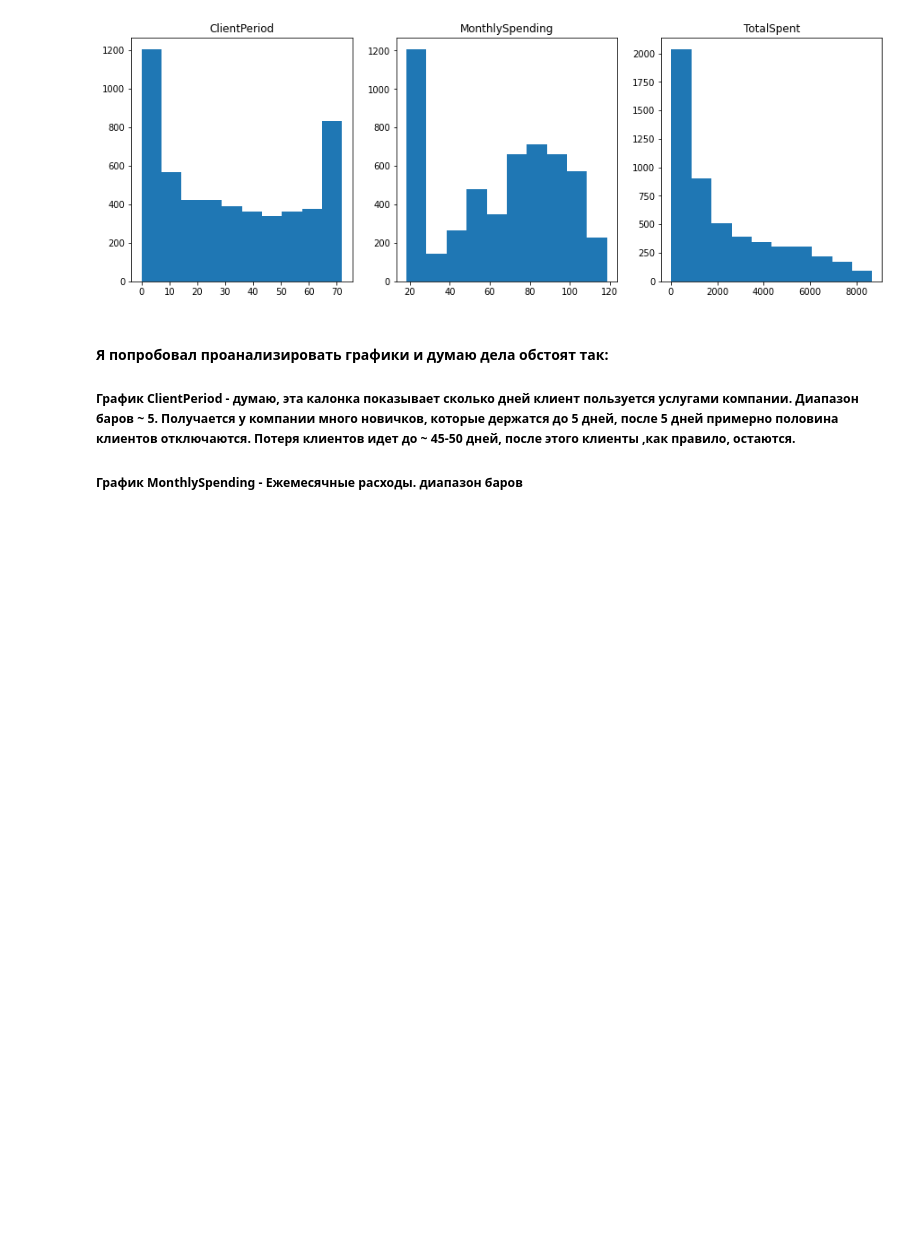
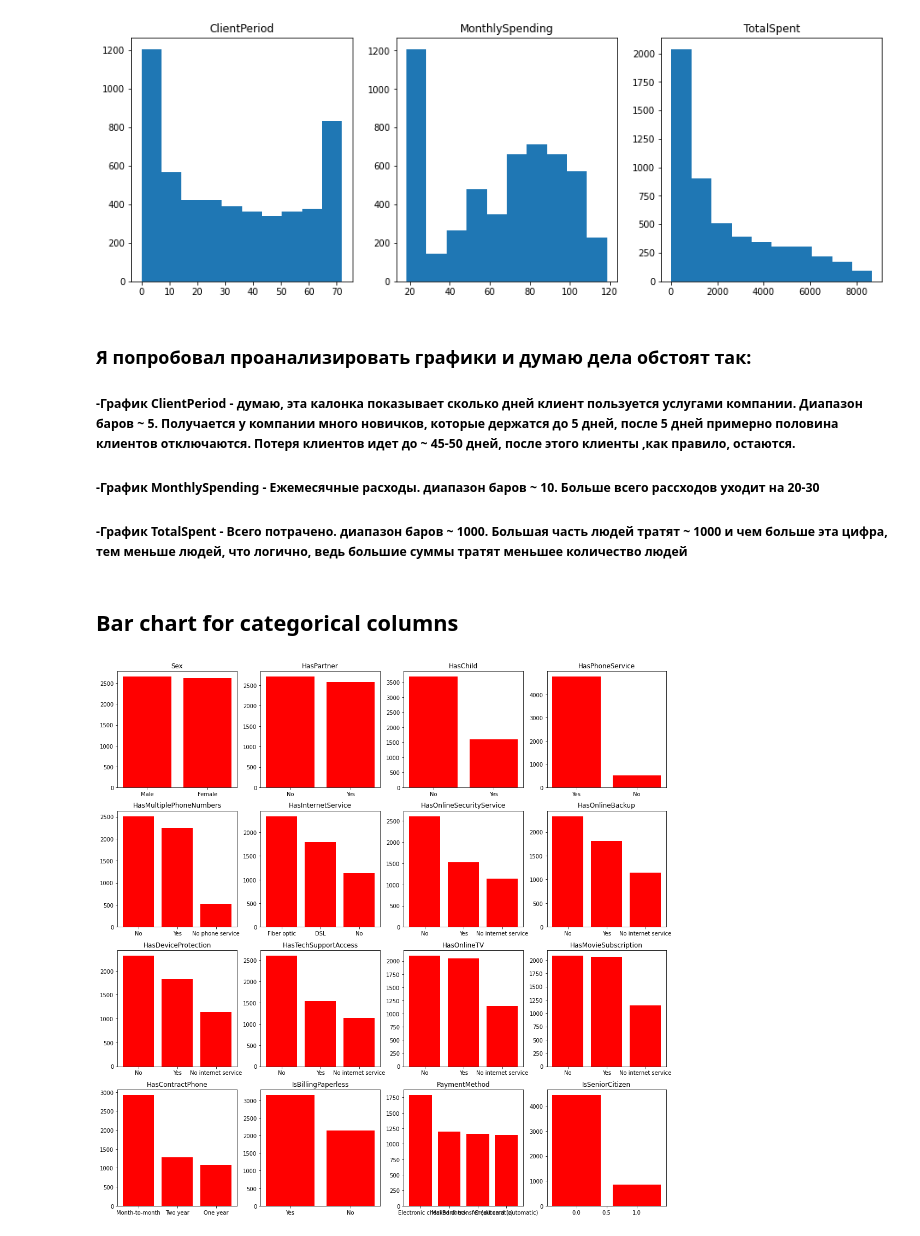
Before and after one commit to 1mmo/Deep-Learning, a Jupyter notebook: src/UserChurnPrediction.ipynb, the cells around one changed output. Saved outputs shown, nothing was run; the diff lists cells and outputs as text; code cells hidden in the pictures; blank space fills up the shorter version.

```diff
--- a/src/UserChurnPrediction.ipynb
+++ b/src/UserChurnPrediction.ipynb
@@ -115,6 +114,21 @@ fig.show()
 # %% [output]
 [figure]
 # %% [markdown]
-#### Я попробовал проанализировать графики и думаю дела обстоят так:
-##### График ClientPeriod - думаю, эта калонка показывает сколько дней клиент пользуется услугами компании. Диапазон баров ~ 5. Получается у компании много новичков, которые держатся до 5 дней, после 5 дней примерно половина клиентов отключаются. Потеря клиентов идет до ~ 45-50 дней, после этого клиенты ,как правило, остаются.
-##### График  MonthlySpending - Ежемесячные расходы. диапазон баров
+### Я попробовал проанализировать графики и думаю дела обстоят так:
+##### -График ClientPeriod - думаю, эта калонка показывает сколько дней клиент пользуется услугами компании. Диапазон баров ~ 5. Получается у компании много новичков, которые держатся до 5 дней, после 5 дней примерно половина клиентов отключаются. Потеря клиентов идет до ~ 45-50 дней, после этого клиенты ,как правило, остаются.
+##### -График  MonthlySpending - Ежемесячные расходы. диапазон баров ~ 10. Больше всего рассходов уходит на 20-30
+##### -График TotalSpent - Всего потрачено. диапазон баров ~ 1000. Большая часть людей тратят ~ 1000 и чем больше эта цифра, тем меньше людей, что логично, ведь большие суммы тратят меньшее количество людей
+# %% [markdown]
+## Bar chart for categorical columns
+# %%
+fig, ax = plt.subplots(4, 4, figsize=(18,18))
+
+ax = ax.ravel()
+
+for i, col in enumerate(categorical_columns):
+    ax[i].set_title(col)
+    x = X_train[col].value_counts()
+    ax[i].bar(x.keys(), x, color='red')
+fig.show()
+# %% [output]
+[figure, added]
```
Also changed, not shown: parts of 9 cells of this notebook.
